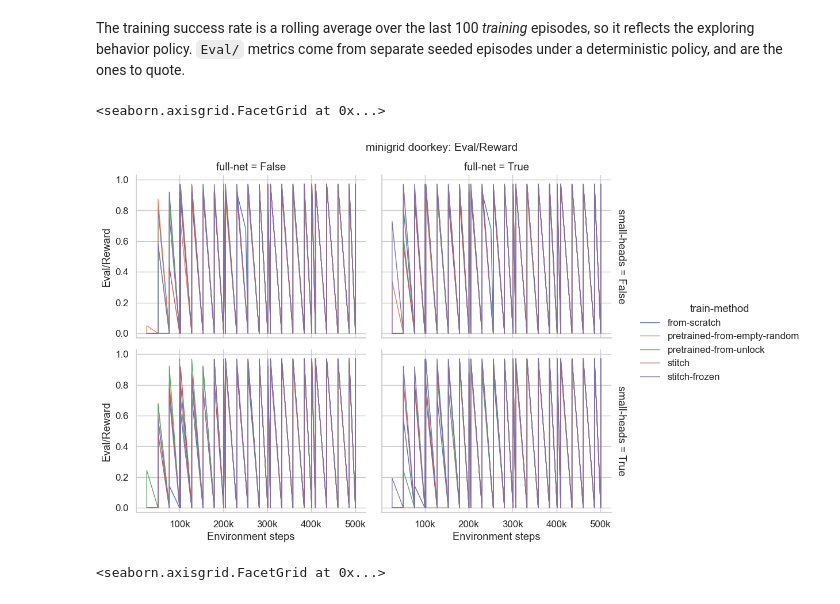
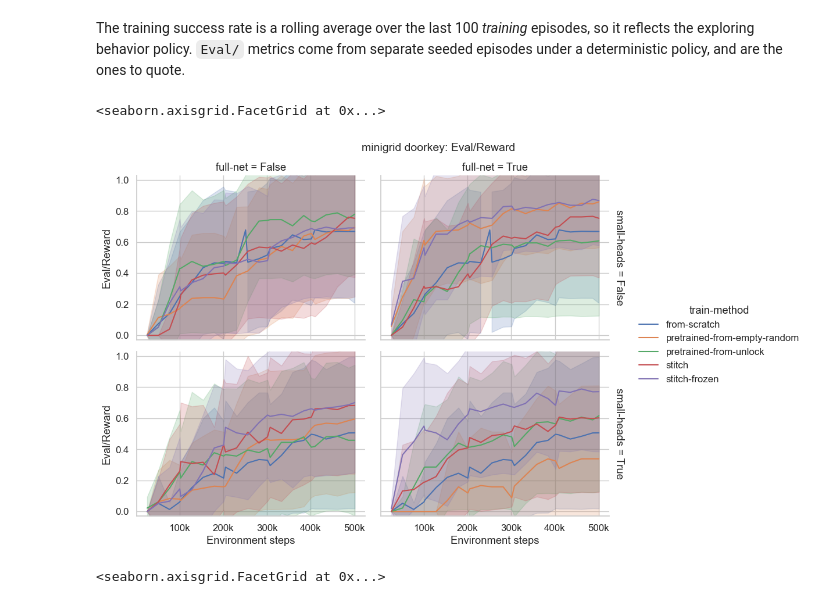
Before and after one commit to uvm-neurobotics-lab/stitching, a Jupyter notebook: src/minigrid.ipynb, the cells around one changed output. Saved outputs shown, nothing was run; the diff lists cells and outputs as text; code cells hidden in the pictures.

```diff
--- a/src/minigrid.ipynb
+++ b/src/minigrid.ipynb
@@ -251,23 +251,20 @@ bootstrapped confidence interval is not very meaningful, so the band is a standa
 Metrics recorded only periodically -- anything under `Eval/` -- are missing on most rows, so those are dropped
 before plotting rather than left as gaps.
 # %%
-def plot_metric(df, y="Train/Success Rate", hue="train-method", row="small-heads", col="full-net",
-                errorbar="sd", height=3.5, aspect=1.4, ylim=None, units=None, **kwargs):
+def plot_metric(df, y, hue="train-method", row="small-heads", col="full-net", errorbar="sd", height=3.5, aspect=1.4,
+                ylim=None, **kwargs):
     """
     Plot one metric over the course of training, faceted by how the model was built.
 
     By default the seeds in a group are aggregated into a mean with an error band. Pass `units="run"` to draw each
-    run's own trajectory instead; seaborn requires `estimator=None` for that, which is set for you.
+    run's own trajectory instead.
     """
-    if units is None and kwargs.get("estimator", "mean") is None:
-        warnings.warn("estimator=None without `units` joins every seed of a group into one line, which sorts by "
-                      "x and zig-zags vertically through all the seeds at each step. Pass units='run' instead.")
-    if units is not None:
+    if kwargs.get("units") is not None:
         kwargs["estimator"] = None  # Seaborn only honors `units` when it is not aggregating.
 
     data = df.dropna(subset=[y]).reset_index()
-    grid = sns.relplot(data=data, x="Step", y=y, hue=hue, row=row, col=col, kind="line", errorbar=errorbar,
-                       units=units, height=height, aspect=aspect, facet_kws={"margin_titles": True}, **kwargs)
+    grid = sns.relplot(data=data, kind="line", x="Step", y=y, hue=hue, row=row, col=col, errorbar=errorbar,
+                       height=height, aspect=aspect, facet_kws={"margin_titles": True}, **kwargs)
     if ylim is None and 0 <= data[y].min() and data[y].max() <= 1:
         # A rate or a normalized return. Keep the error band from spilling into values the metric cannot take.
         ylim = (-0.03, 1.03)
@@ -290,10 +287,10 @@ The training success rate is a rolling average over the last 100 *training* epis
 exploring behavior policy. `Eval/` metrics come from separate seeded episodes under a deterministic policy, and
 are the ones to quote.
 # %%
-plot_metric(plot_df, "Eval/Reward", estimator=None, lw=1)
+plot_metric(plot_df, "Eval/Reward")
 # %% [output]
 <seaborn.axisgrid.FacetGrid at 0x...>
-[figure, old version]
+[figure, new version]
 # %%
 plot_metric(plot_df, "Eval/Success Rate")
 # %% [output]
```
Also changed, not shown: parts of 8 cells of this notebook.
